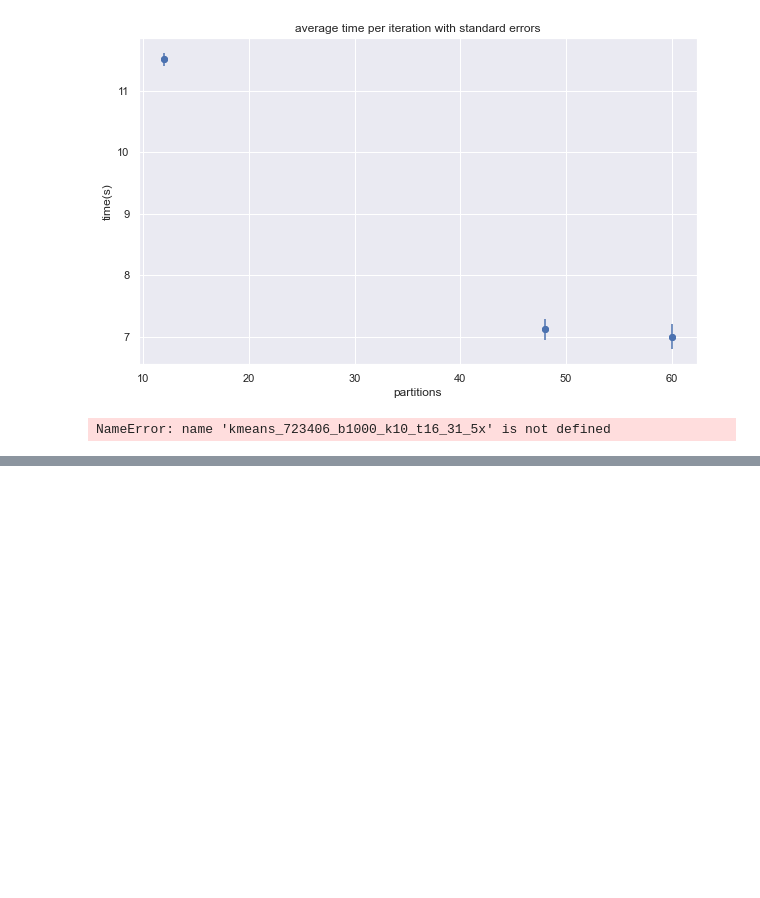
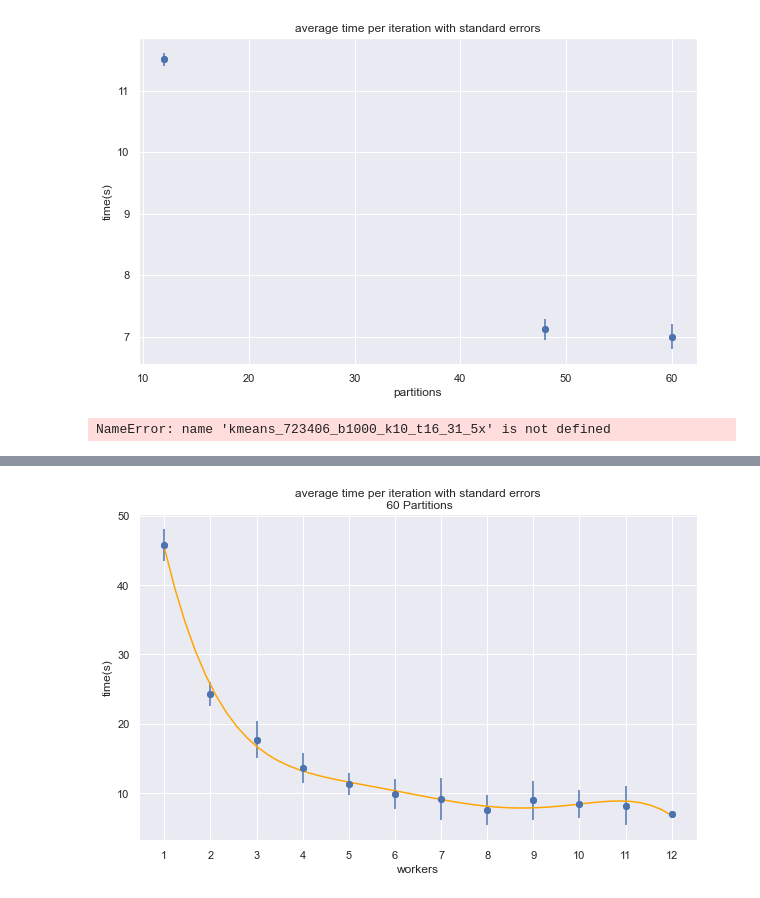
Before and after one commit to Lausilio/Mini-batch-k-Means-Clustering, a Jupyter notebook: Plots.ipynb, the cells around one changed output, grey strips where cells are left out. Saved outputs shown, nothing was run; the diff lists cells and outputs as text; code cells hidden in the pictures; blank space fills up the shorter version.

```diff
--- a/Plots.ipynb
+++ b/Plots.ipynb
@@ -347,0 +348,41 @@ Text(0, 0.5, 'time(s)')
+# %%
+time_12w =  [45.7676297724247,
+            24.28873172402382,
+            17.7080048173666,
+            13.6370609998703,
+            11.280178919434547,
+            9.852460086345673,
+            9.15173614025116,
+            7.532218337059021,
+            8.965942099690437,
+            8.386710539460182,
+            8.178176447749138,
+            7.002316877245903]
+std_12w = [0.668774765587137,
+            0.48706860016254955,
+            0.755151773474399,
+            0.6324654603410612,
+            0.47050407459233984,
+            0.632185739733132,
+            0.887821356722078,
+            0.638520238691201,
+            0.813740571117948,
+            0.5869957102589364,
+            0.825578767057707,
+            0.11866462091431716]
+ste_12w = [i * sqrt(len(std_12w)) for i in std_12w]
+add_workers = list(np.arange(1,13))
+
+plt.scatter(add_workers, time_12w)
+
+plt.errorbar(add_workers, time_12w, yerr=ste_12w, fmt="o")
+plt.xticks(add_workers)
+plt.title("average time per iteration with standard errors\n 60 Partitions")
+plt.xlabel("workers")
+plt.ylabel("time(s)")
+model5 = np.poly1d(np.polyfit(add_workers, time_12w, 5))
+polyline = np.linspace(1, 12, 50)
+plt.plot(polyline, model5(polyline), color='orange')
+plt.show()
+# %% [output]
+[figure, added]
```
Also changed, not shown: parts of 3 cells of this notebook.
